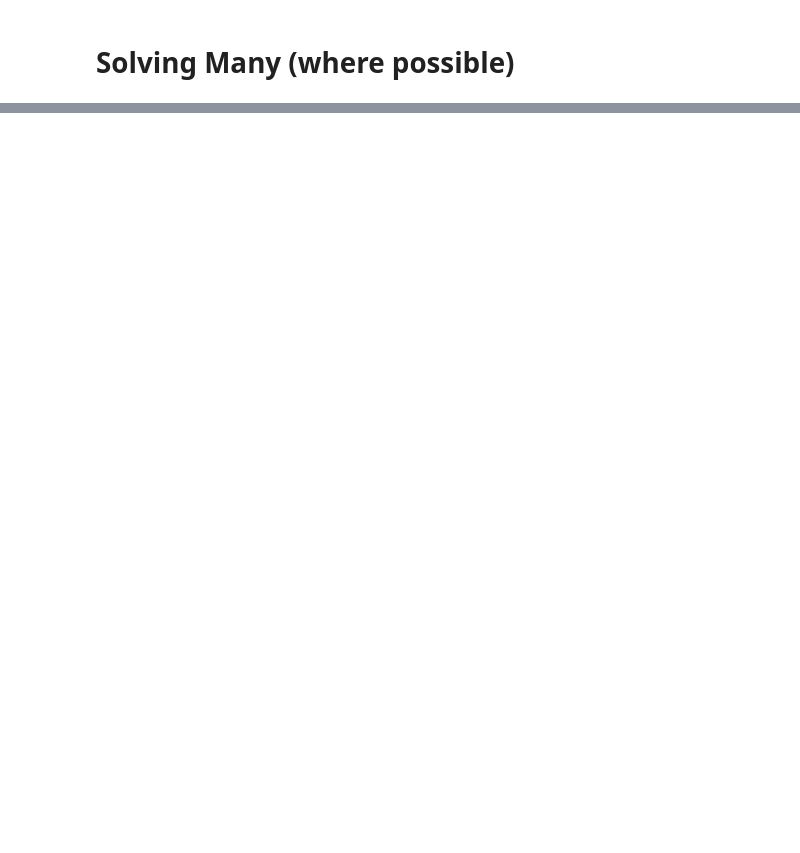
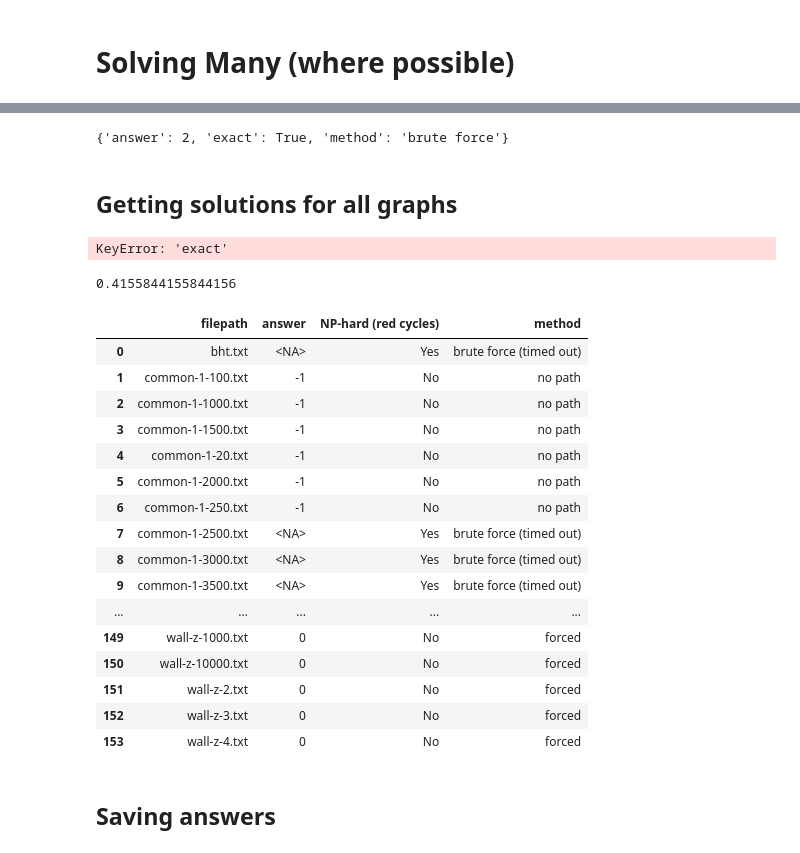
Before and after one commit to Christian-Weidemann/Red-scare-group-d, a Jupyter notebook: notebooks/Many.ipynb, the cells around one changed output, grey strips where cells are left out. Saved outputs shown, nothing was run; the diff lists cells and outputs as text; code cells hidden in the pictures; blank space fills up the shorter version.

```diff
--- a/notebooks/Many.ipynb
+++ b/notebooks/Many.ipynb
@@ -47,0 +248,56 @@ print(shortest_distances)
+# %%
+g = load_graph(DATA_DIR / "G-ex.txt")
+print(solve_many(g))
+# %% [output]
+{'answer': 2, 'exact': True, 'method': 'brute force'}
+# %% [markdown]
+## Getting solutions for all graphs
+# %%
+all_graphs = load_all()
+
+rows = []
+for name, g in all_graphs.items():
+    solution = solve_many(g, time_limit=5)
+    rows.append({"filepath": name, **solution})
+
+df = pd.DataFrame(rows)
+# %%
+# Removing non-exact answers
+df["answer"] = df["answer"].where(df["exact"]).astype("Int64")
+
+# Removing 'exact' column
+df = df.drop(columns=["exact"])
+# %% [output]
+KeyError: 'exact'
+# %%
+# Adding hardness column
+df['NP-hard (red cycles)'] = np.where(df['method'].str.startswith('brute force'), 'Yes', 'No')
+df = df[['filepath','answer','NP-hard (red cycles)','method']]
+# %%
+# proportion timed out (didn't find solution)
+print(sum(df["method"]=="brute force (timed out)")/len(df["method"]))
+# %% [output]
+0.4155844155844156
+# %%
+with pd.option_context("display.max_rows", None, "display.max_columns", None):
+    display(df)
+# %% [output]
+|  | filepath | answer | NP-hard (red cycles) | method |
+| 0 | bht.txt | <NA> | Yes | brute force (timed out) |
+| 1 | common-1-100.txt | -1 | No | no path |
+| 2 | common-1-1000.txt | -1 | No | no path |
+| 3 | common-1-1500.txt | -1 | No | no path |
+| 4 | common-1-20.txt | -1 | No | no path |
+| 5 | common-1-2000.txt | -1 | No | no path |
+| 6 | common-1-250.txt | -1 | No | no path |
+| 7 | common-1-2500.txt | <NA> | Yes | brute force (timed out) |
+| 8 | common-1-3000.txt | <NA> | Yes | brute force (timed out) |
+| 9 | common-1-3500.txt | <NA> | Yes | brute force (timed out) |
+| ... | ... | ... | ... | ... |
+| 149 | wall-z-1000.txt | 0 | No | forced |
+| 150 | wall-z-10000.txt | 0 | No | forced |
+| 151 | wall-z-2.txt | 0 | No | forced |
+| 152 | wall-z-3.txt | 0 | No | forced |
+| 153 | wall-z-4.txt | 0 | No | forced |
+# %% [markdown]
+## Saving answers
```
Also changed, not shown: parts of 4 cells of this notebook, 1 other file.
